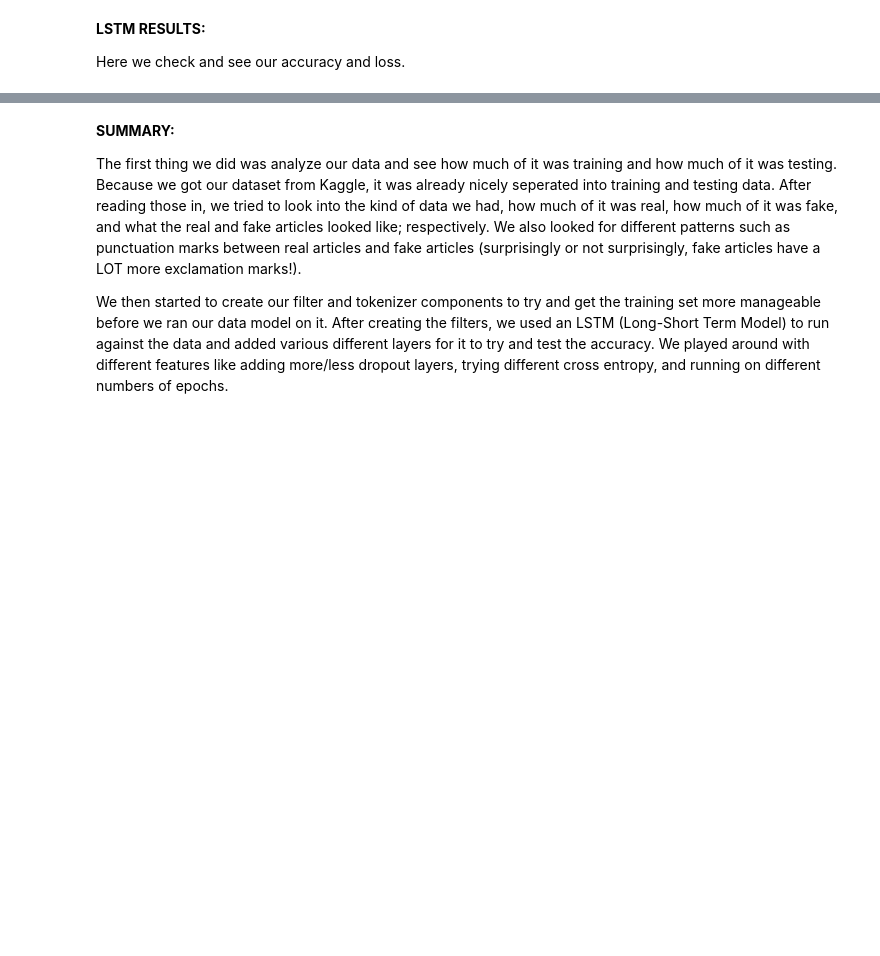
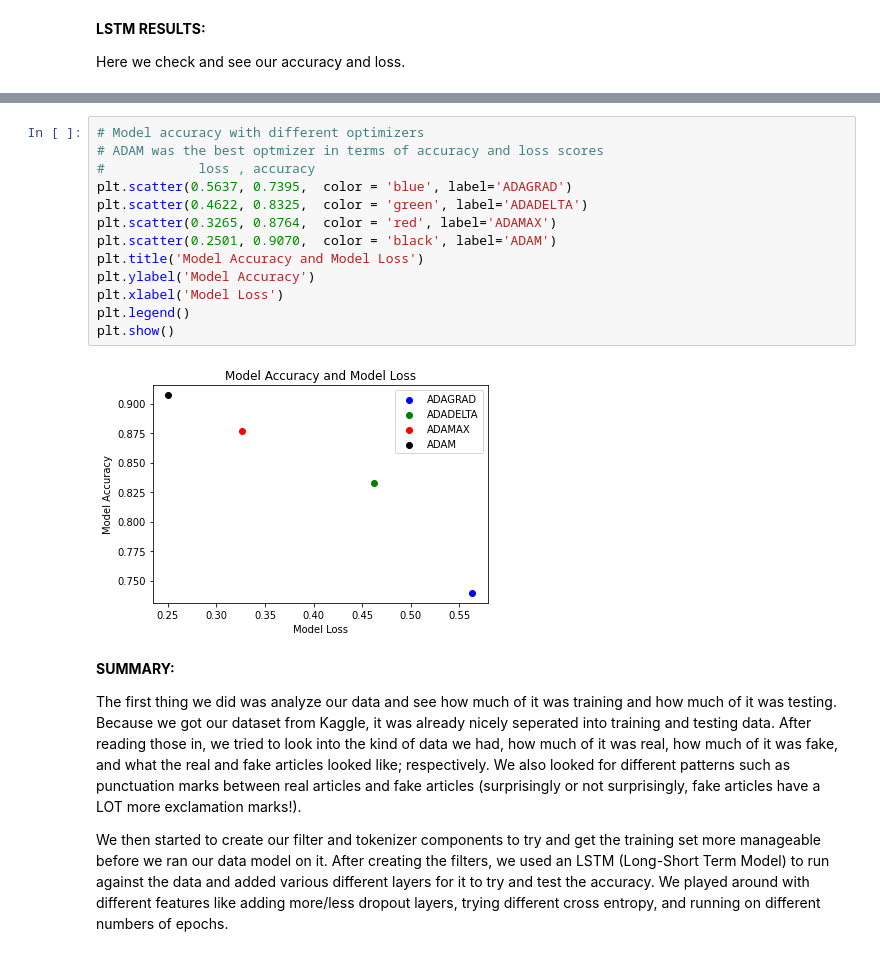
Before and after one commit to ErikPohle/CSCI-4622-Project, a Jupyter notebook: ML Final Project.ipynb, the cells around one changed output, grey strips where cells are left out. Cells and saved outputs as stored; diff of their text form; blank space fills up the shorter version.

```diff
--- a/ML Final Project.ipynb
+++ b/ML Final Project.ipynb
@@ -210,3 +251,18 @@ lstm_model_fit = lstm_model.fit(X_train, y_train, epochs = 1)
+# %%
+# Model accuracy with different optimizers
+# ADAM was the best optmizer in terms of accuracy and loss scores
+#            loss , accuracy
+plt.scatter(0.5637, 0.7395,  color = 'blue', label='ADAGRAD')
+plt.scatter(0.4622, 0.8325,  color = 'green', label='ADADELTA')
+plt.scatter(0.3265, 0.8764,  color = 'red', label='ADAMAX')
+plt.scatter(0.2501, 0.9070,  color = 'black', label='ADAM')
+plt.title('Model Accuracy and Model Loss')
+plt.ylabel('Model Accuracy')
+plt.xlabel('Model Loss')
+plt.legend()
+plt.show()
+# %% [output]
+[figure, added]
 # %% [markdown]
 **SUMMARY:**
 
```
Also changed, not shown: parts of 8 cells of this notebook.
